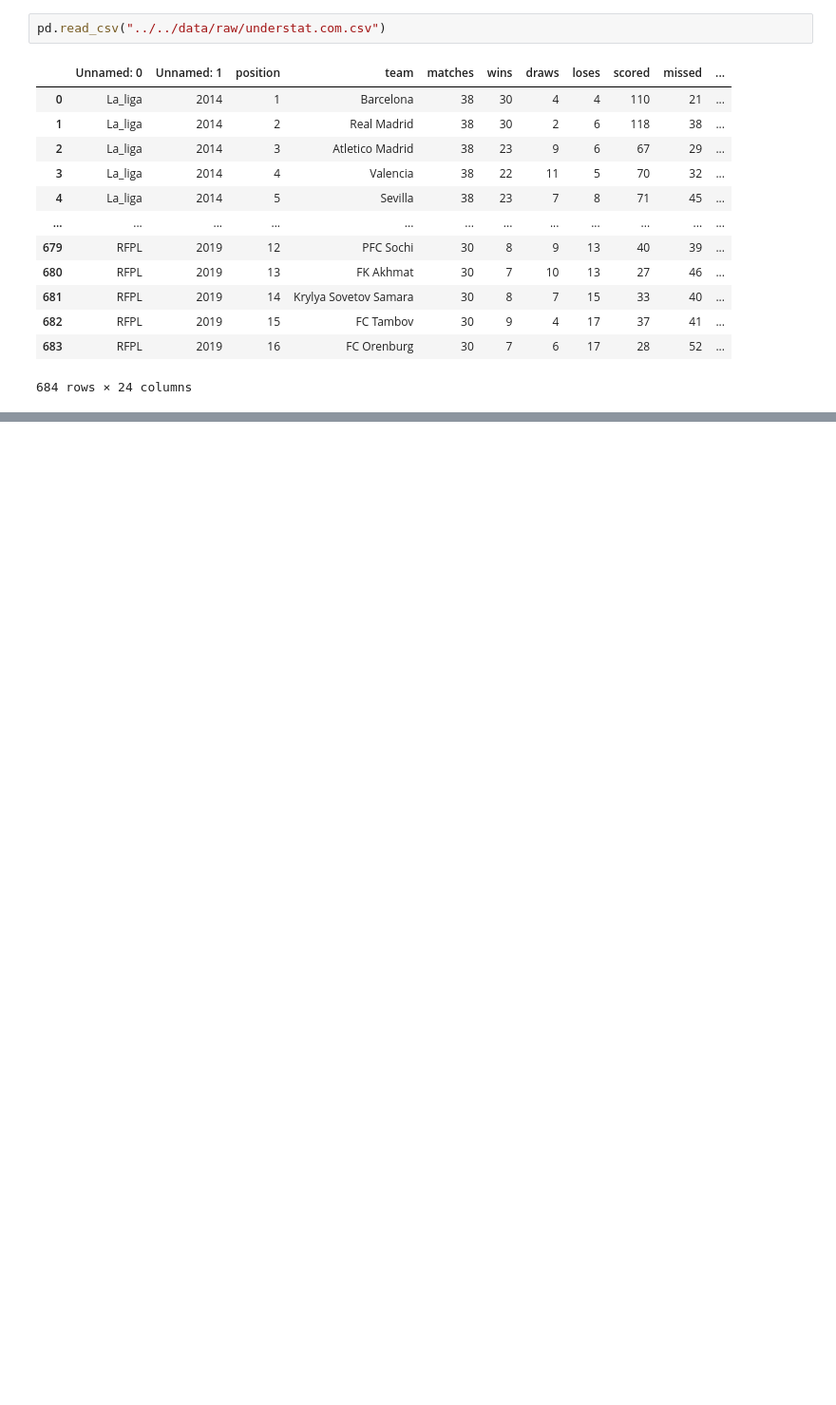
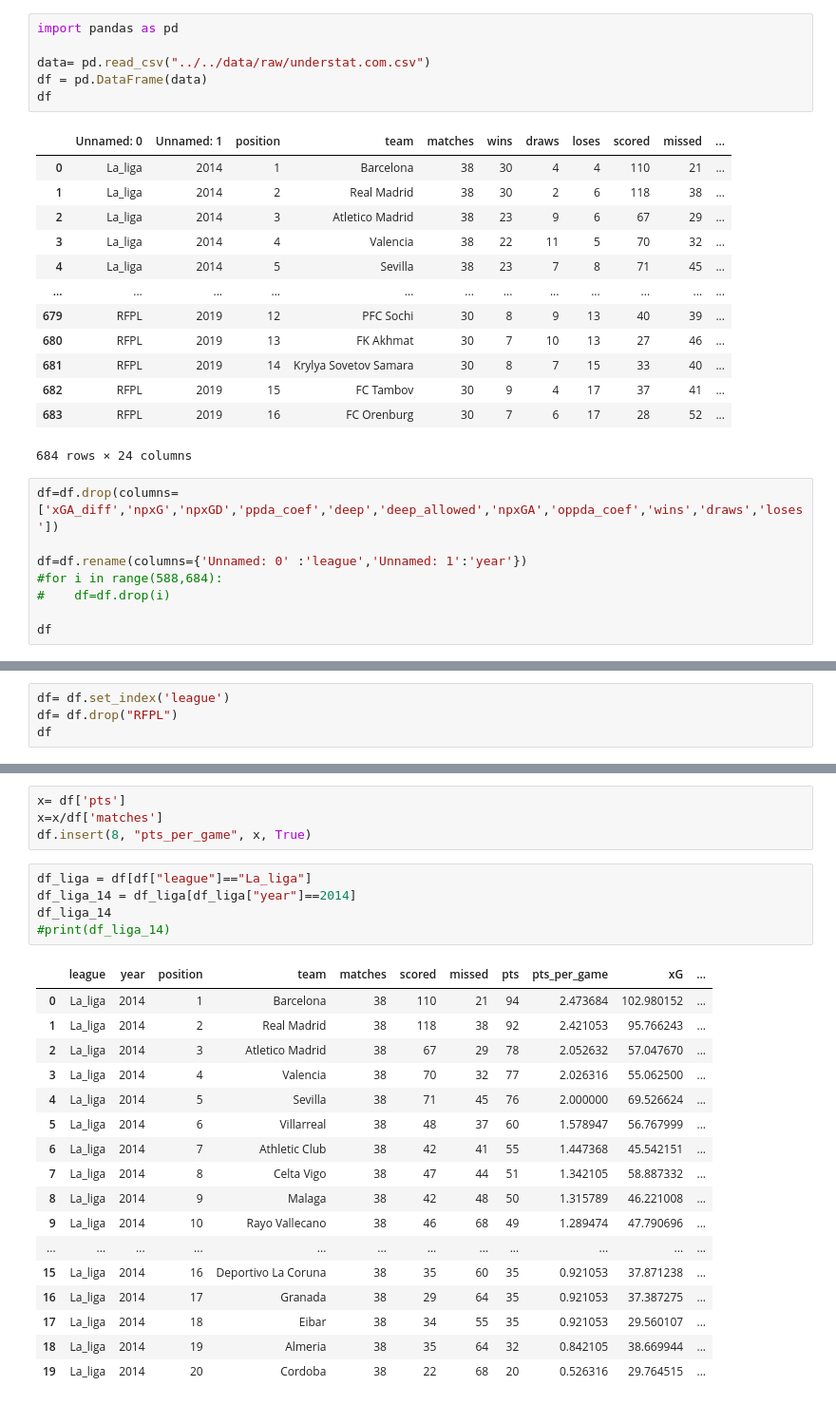
Before and after one commit to data301-2021-summer2/football-metrics-analysis, a Jupyter notebook: analysis/Lakshay Karnwal/LoadingData.ipynb, the cells around one changed output, grey strips where cells are left out. Shown at 95% size. Cells and saved outputs as stored; diff of their text form; blank space fills up the shorter version.

```diff
--- a/analysis/Lakshay Karnwal/LoadingData.ipynb
+++ b/analysis/Lakshay Karnwal/LoadingData.ipynb
@@ -1,7 +1,11 @@
 # %%
 import pandas as pd
 # %%
-pd.read_csv("../../data/raw/understat.com.csv")
+import pandas as pd
+
+data= pd.read_csv("../../data/raw/understat.com.csv")
+df = pd.DataFrame(data)
+df
 # %% [output]
 |  | Unnamed: 0 | Unnamed: 1 | position | team | matches | wins | draws | loses | scored | missed | ... |
 | 0 | La_liga | 2014 | 1 | Barcelona | 38 | 30 | 4 | 4 | 110 | 21 | ... |
@@ -16,3 +20,11 @@ pd.read_csv("../../data/raw/understat.com.csv")
 | 682 | RFPL | 2019 | 15 | FC Tambov | 30 | 9 | 4 | 17 | 37 | 41 | ... |
 | 683 | RFPL | 2019 | 16 | FC Orenburg | 30 | 7 | 6 | 17 | 28 | 52 | ... |
 684 rows × 24 columns
+# %%
+df=df.drop(columns=['xGA_diff','npxG','npxGD','ppda_coef','deep','deep_allowed','npxGA','oppda_coef','wins','draws','loses'])
+
+df=df.rename(columns={'Unnamed: 0' :'league','Unnamed: 1':'year'})
+#for i in range(588,684):
+#    df=df.drop(i)
+
+df
@@ -18,0 +45,4 @@ pd.read_csv("../../data/raw/understat.com.csv")
+# %%
+df= df.set_index('league')
+df= df.drop("RFPL")
+df
@@ -18,0 +64,27 @@ pd.read_csv("../../data/raw/understat.com.csv")
+# %%
+x= df['pts']
+x=x/df['matches']
+df.insert(8, "pts_per_game", x, True)
+# %%
+df_liga = df[df["league"]=="La_liga"]
+df_liga_14 = df_liga[df_liga["year"]==2014]
+df_liga_14
+#print(df_liga_14)
+# %% [output]
+|  | league | year | position | team | matches | scored | missed | pts | pts_per_game | xG | ... |
+| 0 | La_liga | 2014 | 1 | Barcelona | 38 | 110 | 21 | 94 | 2.473684 | 102.980152 | ... |
+| 1 | La_liga | 2014 | 2 | Real Madrid | 38 | 118 | 38 | 92 | 2.421053 | 95.766243 | ... |
+| 2 | La_liga | 2014 | 3 | Atletico Madrid | 38 | 67 | 29 | 78 | 2.052632 | 57.047670 | ... |
+| 3 | La_liga | 2014 | 4 | Valencia | 38 | 70 | 32 | 77 | 2.026316 | 55.062500 | ... |
+| 4 | La_liga | 2014 | 5 | Sevilla | 38 | 71 | 45 | 76 | 2.000000 | 69.526624 | ... |
+| 5 | La_liga | 2014 | 6 | Villarreal | 38 | 48 | 37 | 60 | 1.578947 | 56.767999 | ... |
+| 6 | La_liga | 2014 | 7 | Athletic Club | 38 | 42 | 41 | 55 | 1.447368 | 45.542151 | ... |
+| 7 | La_liga | 2014 | 8 | Celta Vigo | 38 | 47 | 44 | 51 | 1.342105 | 58.887332 | ... |
+| 8 | La_liga | 2014 | 9 | Malaga | 38 | 42 | 48 | 50 | 1.315789 | 46.221008 | ... |
+| 9 | La_liga | 2014 | 10 | Rayo Vallecano | 38 | 46 | 68 | 49 | 1.289474 | 47.790696 | ... |
+| ... | ... | ... | ... | ... | ... | ... | ... | ... | ... | ... | ... |
+| 15 | La_liga | 2014 | 16 | Deportivo La Coruna | 38 | 35 | 60 | 35 | 0.921053 | 37.871238 | ... |
+| 16 | La_liga | 2014 | 17 | Granada | 38 | 29 | 64 | 35 | 0.921053 | 37.387275 | ... |
+| 17 | La_liga | 2014 | 18 | Eibar | 38 | 34 | 55 | 35 | 0.921053 | 29.560107 | ... |
+| 18 | La_liga | 2014 | 19 | Almeria | 38 | 35 | 64 | 32 | 0.842105 | 38.669944 | ... |
+| 19 | La_liga | 2014 | 20 | Cordoba | 38 | 22 | 68 | 20 | 0.526316 | 29.764515 | ... |
```
Also changed, not shown: parts of 6 cells of this notebook, 1 other file.
